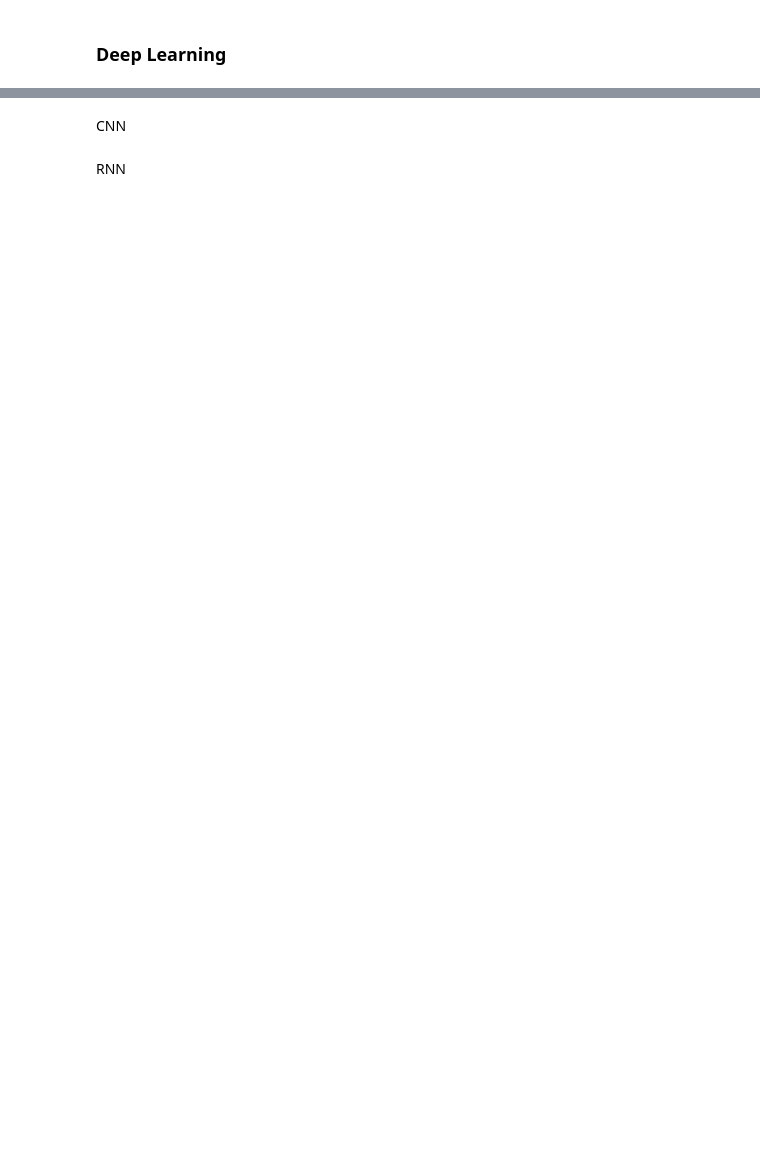
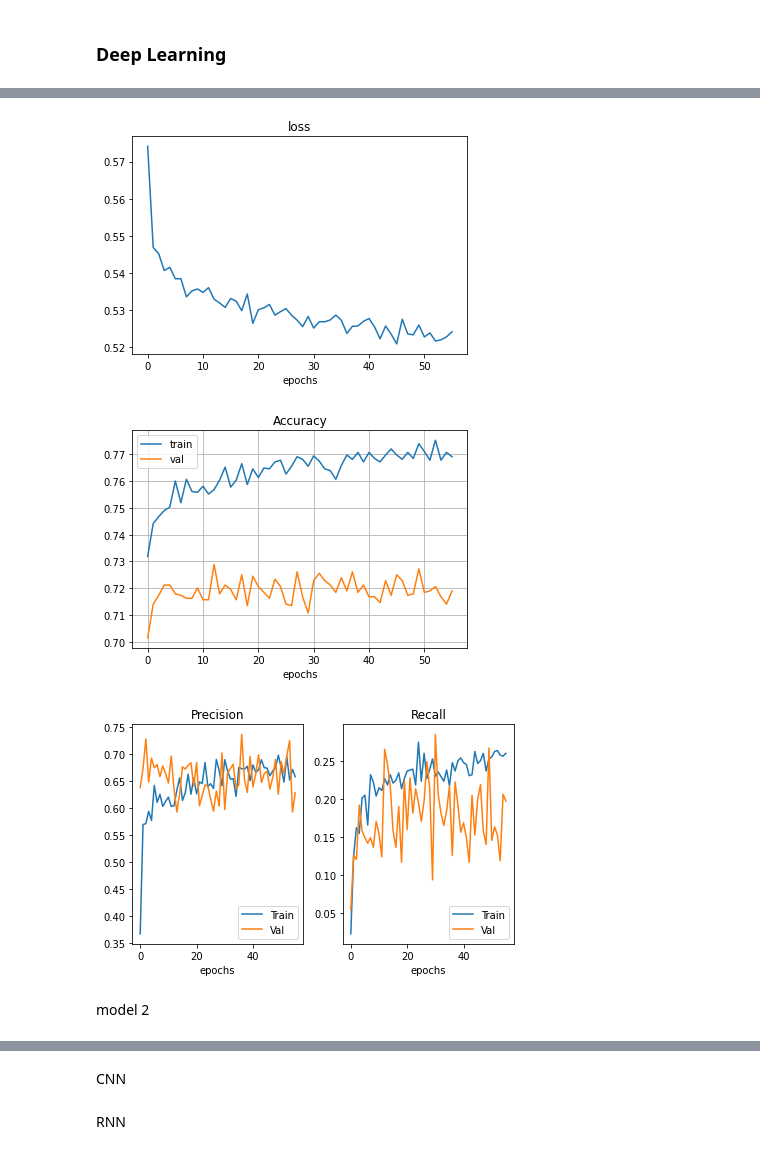
Before and after one commit to estevanmendes/Driving-pattern-EDA-and-AI, a Jupyter notebook: EDA_and_models.ipynb, the cells around one changed output, grey strips where cells are left out. Cells and saved outputs as stored; diff of their text form; code cells hidden in the pictures; blank space fills up the shorter version.

```diff
--- a/EDA_and_models.ipynb
+++ b/EDA_and_models.ipynb
@@ -790,0 +927,15 @@ weighted avg       0.58      0.64      0.59      1822
+# %%
+
+np.random.seed(321)
+MLP_model=model_1(False)
+MLP_model_history=[]
+history_temp=MLP_model.fit(X_train,Y_train,validation_data=(X_val,Y_val),verbose=0,**training_params_1())
+MLP_model_history.append(history_temp)
+# %%
+plot_all_metrics(MLP_model_history)
+# %% [output]
+[figure, added]
+[figure, added]
+[figure, added]
+# %% [markdown]
+model 2
```
Also changed, not shown: parts of 26 cells of this notebook, 1 other file.
